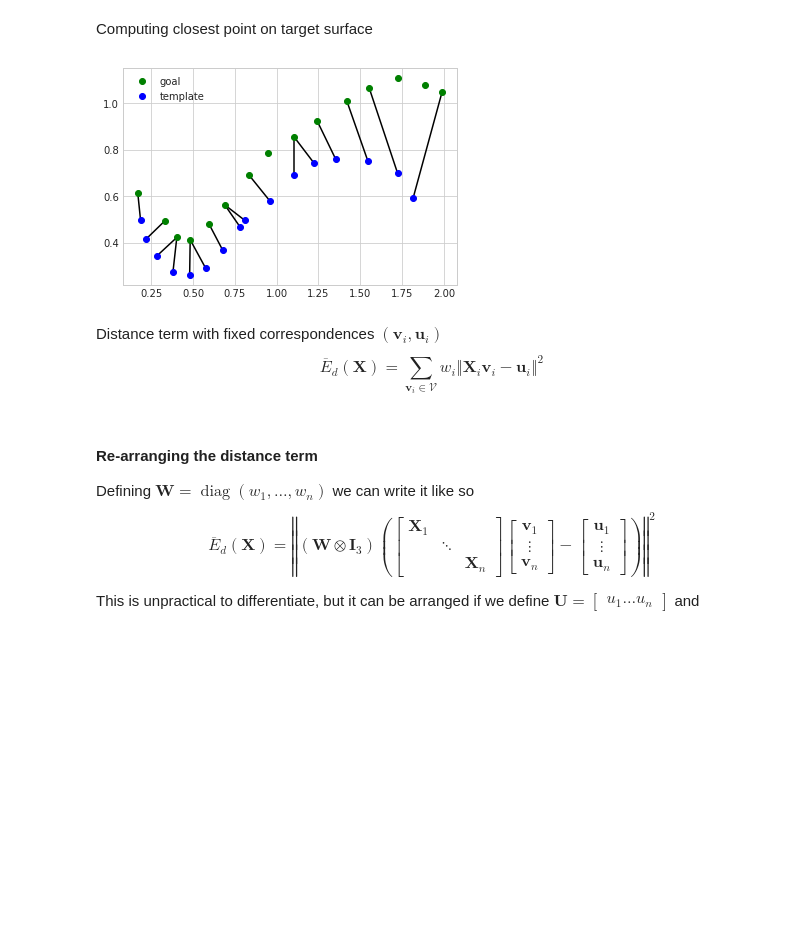
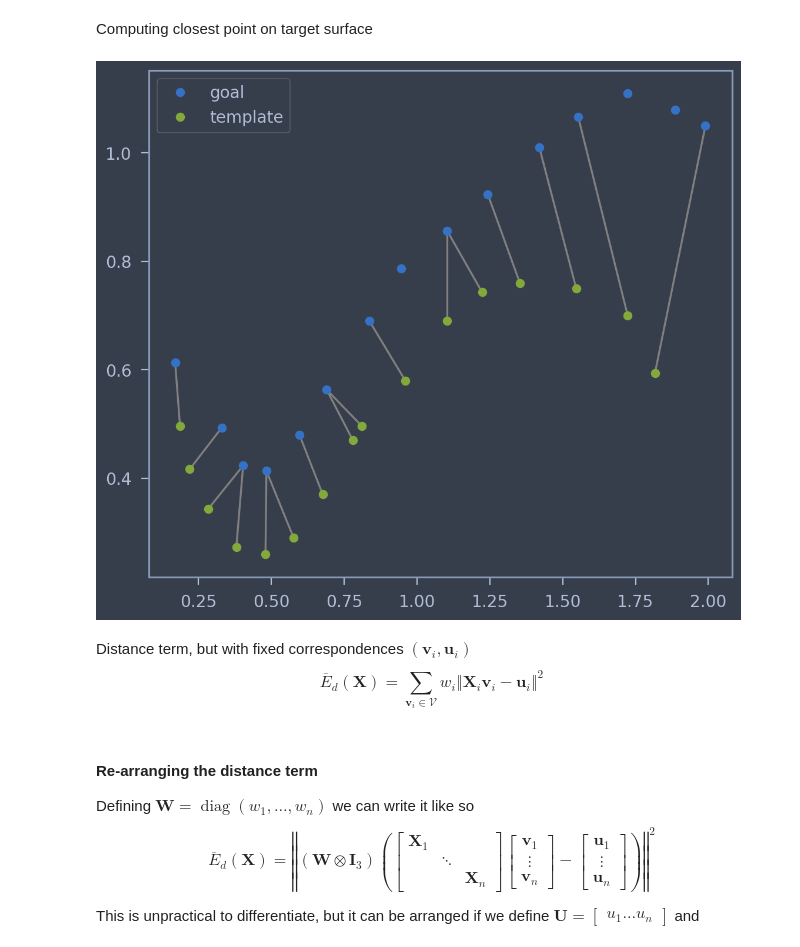
Before and after one commit to vidstige/mesh_registration, a Jupyter notebook: mesh-registration.ipynb, the cells around one changed output. Drawn from its saved outputs; the diff is of its cells as text; code cells hidden in the pictures; blank space fills up the shorter version.

```diff
--- a/mesh-registration.ipynb
+++ b/mesh-registration.ipynb
@@ -5,4 +5,10 @@
 Registering two surfaces means finding a mapping between a template surface and a target surface that describes
 the position of semantically corresponding points. This can
 be considered as warping the template onto the target.
+# %%
+%matplotlib inline
+import matplotlib.pyplot as plt
+from jupyterthemes import jtplot
+plt.rcParams['figure.dpi'] = 160
+jtplot.style(theme='onedork', context='notebook', ticks=True, grid=False)
 # %%
@@ -64,24 +68,24 @@ Computing closest point on target surface
 # %%
 def closest_point(point, points):
     """Naive closest point"""
     dist2 = np.sum((np.asarray(points) - point)**2, axis=1)
     index = np.argmin(dist2)
     return points[index]
 
 
 def find_correspondances(pts, goal):
-    return [closest_point(xv, goal) for xv in pts]
+    return np.vstack([closest_point(xv, goal) for xv in pts])
 
 for v, u in zip(template, find_correspondances(template, goal)):
-    plt.plot([v[0], u[0]], [v[1], u[1]], color='black')
+    plt.plot([v[0], u[0]], [v[1], u[1]], color='gray')
 
-plt.plot(goal[:, 0], goal[:, 1], 'o', color='green', label='goal')
-plt.plot(template[:, 0], template[:, 1], 'o', color='blue', label='template')
+plt.plot(goal[:, 0], goal[:, 1], 'o', label='goal')
+plt.plot(template[:, 0], template[:, 1], 'o', label='template')
 plt.legend(); None
 # %% [output]
-[figure, old version]
+[figure, new version]
 # %% [markdown]
-Distance term with fixed correspondences $(\boldsymbol{v}_i, \boldsymbol{u}_i)$
+Distance term, but with fixed correspondences $(\boldsymbol{v}_i, \boldsymbol{u}_i)$
 $$
 \overline{E}_d(\boldsymbol{X}) = \sum\limits_{\boldsymbol{v}_i \in \mathcal{V}} w_i \Vert \boldsymbol{X}_i\boldsymbol{v}_i - \mathbf{u}_i \Vert ^2
 $$
```
Also changed, not shown: parts of 3 cells of this notebook, 1 other file.
